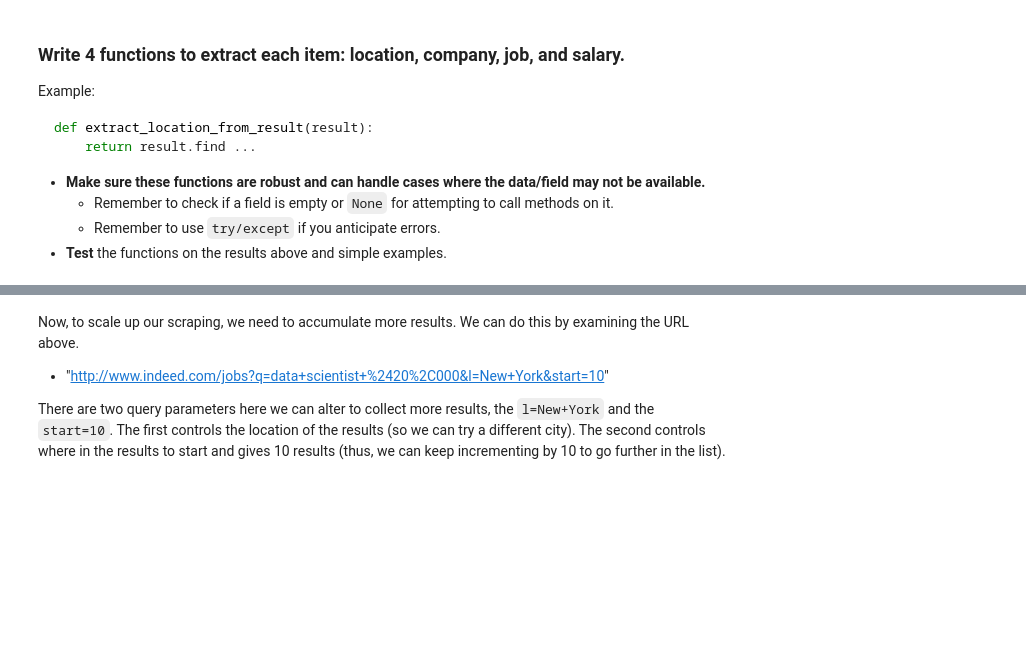
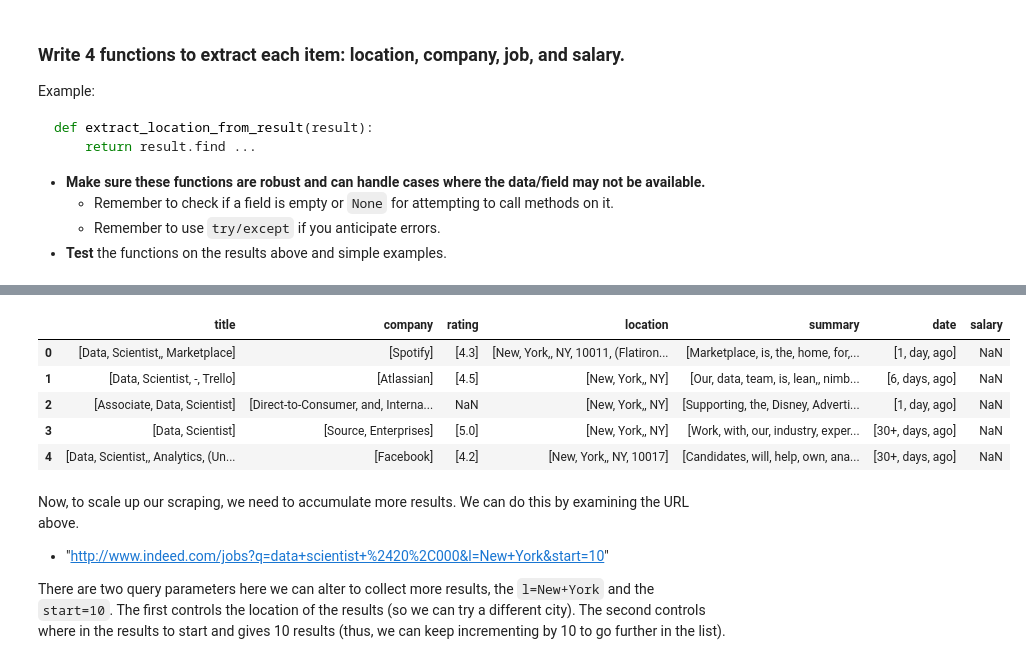
Before and after one commit to a3o1m2/DSI11-lessons, a Jupyter notebook: projects/project-4/starter_code.ipynb, the cells around one changed output, grey strips where cells are left out. Drawn from its saved outputs; the diff is of its cells as text; code cells hidden in the pictures; blank space fills up the shorter version.

```diff
--- a/projects/project-4/starter_code.ipynb
+++ b/projects/project-4/starter_code.ipynb
@@ -47,8 +47,12 @@ The URL here has many query parameters:
 - `l` for a location
 - `start` for what result number to start on
 # %%
-URL = "http://www.indeed.com/jobs?q=data+scientist+%2420%2C000&l=New+York&start=10"
+URL = "http://www.indeed.com/jobs?"
 # %%
 import requests
 import bs4
 from bs4 import BeautifulSoup
+import pandas as pd
+from tqdm import tqdm_notebook
+
+pd.set_option('display.max_colwidth',1000)
@@ -105,0 +195,30 @@ def extract_location_from_result(result):
+# %%
+title = []
+company = []
+rating = []
+location = []
+summary = []
+date = []
+salary = []
+
+for x in tqdm_notebook(range(10, 200, 10)):
+    URL = "http://www.indeed.com/jobs?"
+    PARAMS = dict(q='data scientist $20,000', l='New York', start={})
+
+    r = requests.get(url=URL, params=PARAMS)
+    soup = BeautifulSoup(r.text, 'html.parser')
+
+    for posting in soup.find_all('div', attrs={'class':'result'}):
+        title.append(extract_title_from_result(posting))
+        company.append(extract_company_from_result(posting))
+        rating.append(extract_rating_from_result(posting))
+        location.append(extract_location_from_result(posting))
+        summary.append(extract_summary_from_result(posting))
+        date.append(extract_date_from_result(posting))
+        salary.append(extract_salary_from_result(posting))
+
+jobs = pd.DataFrame(dict(title=title,company=company,rating=rating,location=location,summary=summary,date=date,salary=salary))
+
+print(jobs.shape)
+jobs.head()
+# %% [output]
@@ -106,3 +226,9 @@ def extract_location_from_result(result):
+|  | title | company | rating | location | summary | date | salary |
+| 0 | [Data, Scientist,, Marketplace] | [Spotify] | [4.3] | [New, York,, NY, 10011, (Flatiron... | [Marketplace, is, the, home, for,... | [1, day, ago] | NaN |
+| 1 | [Data, Scientist, -, Trello] | [Atlassian] | [4.5] | [New, York,, NY] | [Our, data, team, is, lean,, nimb... | [6, days, ago] | NaN |
+| 2 | [Associate, Data, Scientist] | [Direct-to-Consumer, and, Interna... | NaN | [New, York,, NY] | [Supporting, the, Disney, Adverti... | [1, day, ago] | NaN |
+| 3 | [Data, Scientist] | [Source, Enterprises] | [5.0] | [New, York,, NY] | [Work, with, our, industry, exper... | [30+, days, ago] | NaN |
+| 4 | [Data, Scientist,, Analytics, (Un... | [Facebook] | [4.2] | [New, York,, NY, 10017] | [Candidates, will, help, own, ana... | [30+, days, ago] | NaN |
 # %% [markdown]
 Now, to scale up our scraping, we need to accumulate more results. We can do this by examining the URL above.
 
```
Also changed, not shown: parts of 5 cells of this notebook, 3 other files.
